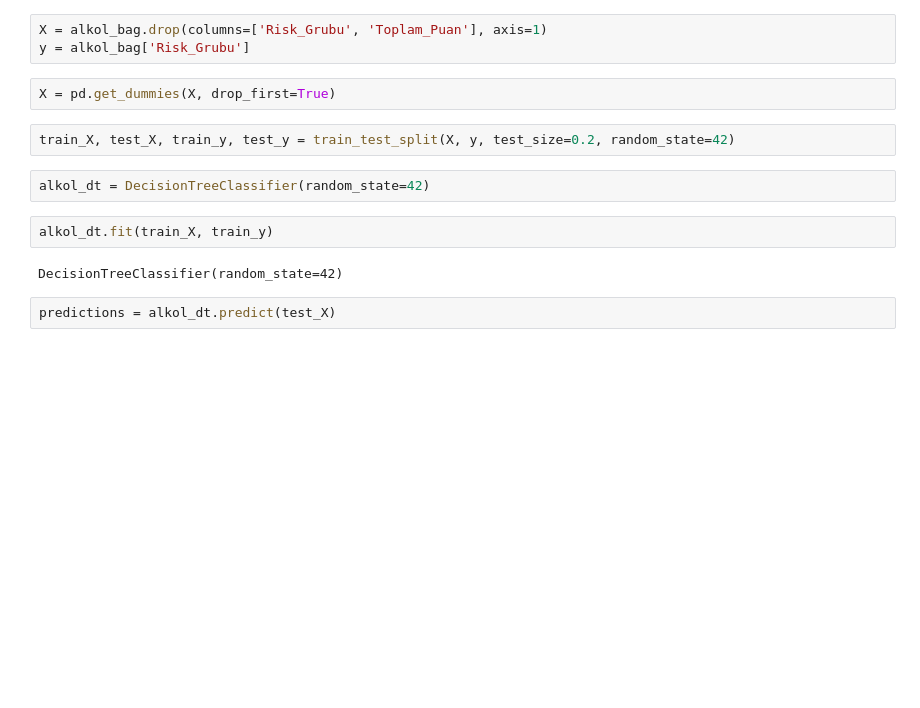
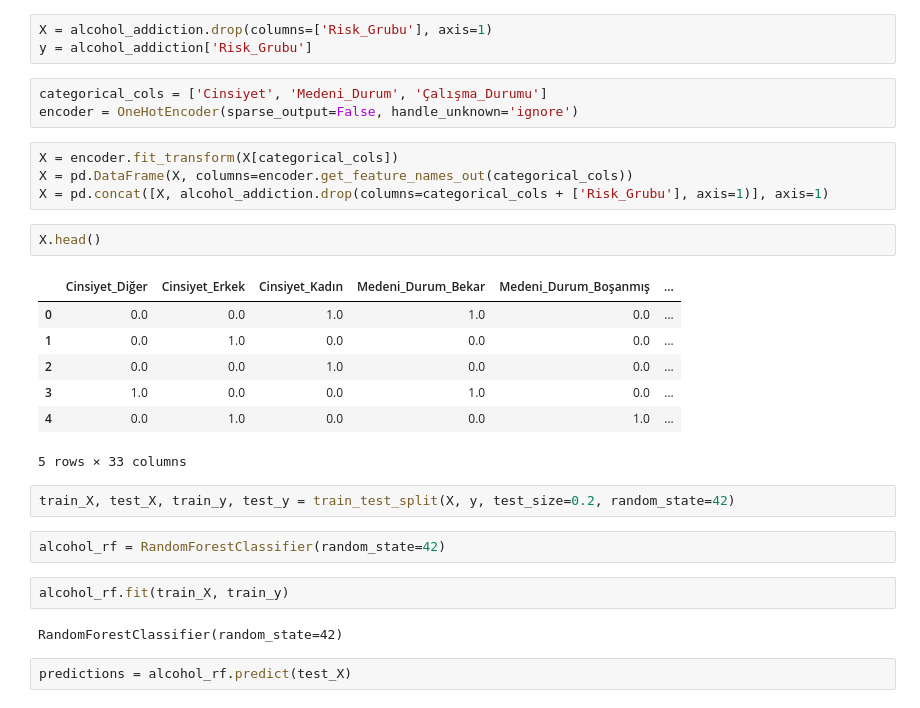
Before and after one commit to AIpathy/ml-model, a Jupyter notebook: model_training.ipynb, the cells around one changed output. Drawn from its saved outputs; the diff is of its cells as text; blank space fills up the shorter version.

Commit message:
Created models and encoders, added relative test questions

```diff
--- a/model_training.ipynb
+++ b/model_training.ipynb
@@ -20,20 +24,35 @@ alkol_bag.shape
 # %% [output]
 (1000, 27)
 # %%
-X = alkol_bag.drop(columns=['Risk_Grubu', 'Toplam_Puan'], axis=1)
-y = alkol_bag['Risk_Grubu']
+X = alcohol_addiction.drop(columns=['Risk_Grubu'], axis=1)
+y = alcohol_addiction['Risk_Grubu']
-# %%
-X = pd.get_dummies(X, drop_first=True)
+# %%
+categorical_cols = ['Cinsiyet', 'Medeni_Durum', 'Çalışma_Durumu']
+encoder = OneHotEncoder(sparse_output=False, handle_unknown='ignore')
+# %%
+X = encoder.fit_transform(X[categorical_cols])
+X = pd.DataFrame(X, columns=encoder.get_feature_names_out(categorical_cols))
+X = pd.concat([X, alcohol_addiction.drop(columns=categorical_cols + ['Risk_Grubu'], axis=1)], axis=1)
+# %%
+X.head()
+# %% [output]
+|  | Cinsiyet_Diğer | Cinsiyet_Erkek | Cinsiyet_Kadın | Medeni_Durum_Bekar | Medeni_Durum_Boşanmış | ... |
+| 0 | 0.0 | 0.0 | 1.0 | 1.0 | 0.0 | ... |
+| 1 | 0.0 | 1.0 | 0.0 | 0.0 | 0.0 | ... |
+| 2 | 0.0 | 0.0 | 1.0 | 0.0 | 0.0 | ... |
+| 3 | 1.0 | 0.0 | 0.0 | 1.0 | 0.0 | ... |
+| 4 | 0.0 | 1.0 | 0.0 | 0.0 | 1.0 | ... |
+5 rows × 33 columns
 # %%
 train_X, test_X, train_y, test_y = train_test_split(X, y, test_size=0.2, random_state=42)
 # %%
-alkol_dt = DecisionTreeClassifier(random_state=42)
+alcohol_rf = RandomForestClassifier(random_state=42)
 # %%
-alkol_dt.fit(train_X, train_y)
+alcohol_rf.fit(train_X, train_y)
 # %% [output]
-DecisionTreeClassifier(random_state=42)
+RandomForestClassifier(random_state=42)
 # %%
-predictions = alkol_dt.predict(test_X)
+predictions = alcohol_rf.predict(test_X)
 # %%
 accuracy_score(test_y, predictions)
 # %% [output]
```
Also changed, not shown: parts of 52 cells of this notebook, 44 other files.
